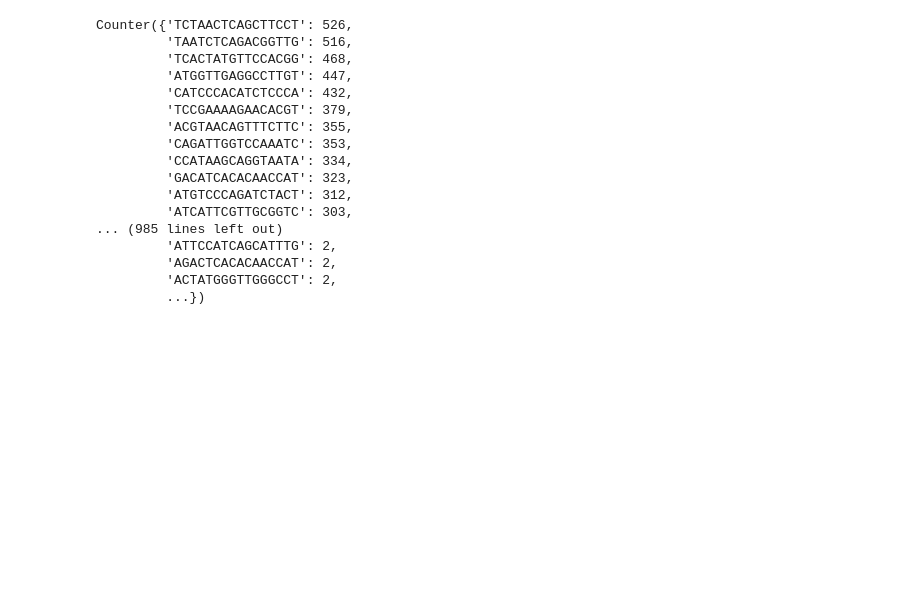
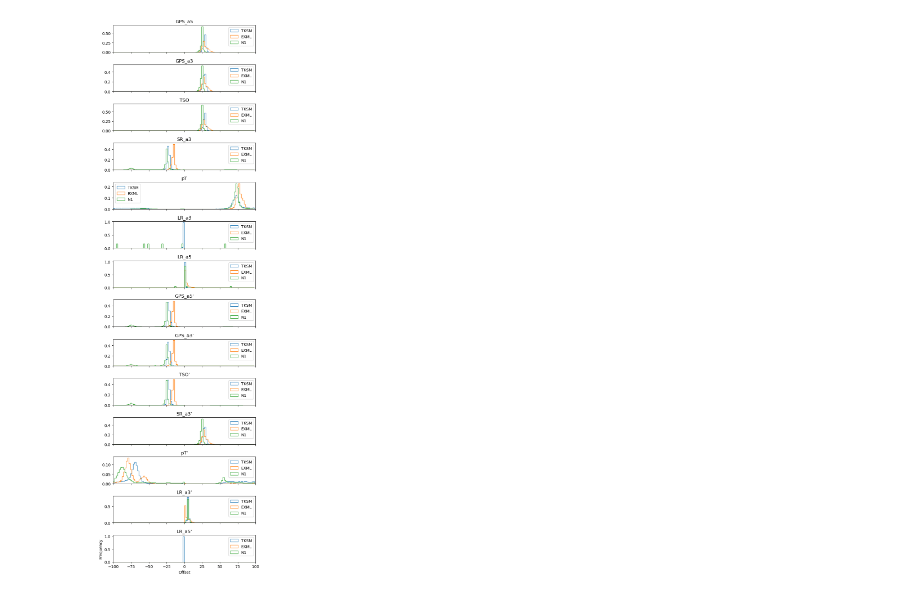
Before and after one commit to baraaorabi/scFreddie-bench, a Jupyter notebook: dev.ipynb, the cells around one changed output. Cells and saved outputs as stored; diff of their text form; code cells hidden in the pictures; blank space fills up the shorter version.

```diff
--- a/dev.ipynb
+++ b/dev.ipynb
@@ -18,8 +0,0 @@ for line in open("output/simulate/TKSM/S1_chr21/Mrg.mdf"):
-# %%
-wl_sctagger = Counter()
-for line in gzip.open("output/FLAMES/preprocess/S1_chr21.bc_whitelist.tsv.gz", "rt"):
-    bc, c = line.strip().split("\t")
-    c = int(c)
-    wl_sctagger[bc] += c
-    assert bc in wl_10x, bc
-    # break
@@ -33,20 +0,0 @@ len(wl_sctagger), len(set(wl_sctagger) & wl_10x), len(set(wl_sctagger) & set(wl_
-# %%
-wl_sctagger
-# %% [output]
-Counter({'TCTAACTCAGCTTCCT': 526,
-         'TAATCTCAGACGGTTG': 516,
-         'TCACTATGTTCCACGG': 468,
-         'ATGGTTGAGGCCTTGT': 447,
-         'CATCCCACATCTCCCA': 432,
-         'TCCGAAAAGAACACGT': 379,
-         'ACGTAACAGTTTCTTC': 355,
-         'CAGATTGGTCCAAATC': 353,
-         'CCATAAGCAGGTAATA': 334,
-         'GACATCACACAACCAT': 323,
-         'ATGTCCCAGATCTACT': 312,
-         'ATCATTCGTTGCGGTC': 303,
-... (985 lines left out)
-         'ATTCCATCAGCATTTG': 2,
-         'AGACTCACACAACCAT': 2,
-         'ACTATGGGTTGGGCCT': 2,
-         ...})
@@ -52,0 +38,13 @@ Counter({'TCTAACTCAGCTTCCT': 526,
+# %%
+TKSM_reads = read_fq(
+    open(
+        "output/simulate/TKSM/S1_chr21/Mrg.plA.Trc.Tag.SCB.Tag.PCR.Flp.Tag.Shf.Seq.fastq"
+    )
+)
+EXML_reads = read_fq(gzip.open("extern/scNanoGPS/example/fastq/example.fastq.gz", "rt"))
+N1_reads = read_fq(
+    gzip.open(
+        "/groups/hachgrp/projects/col-flannigan-scrna-2022-oct/raw-data/nano/13032-N1-GSC_pass.fastq.gz",
+        "rt",
+    )
+)
@@ -52,0 +82,25 @@ Counter({'TCTAACTCAGCTTCCT': 526,
+# %%
+fig, axes = plt.subplots(len(seqs[:]), 1, figsize=(6, 20), sharex=True)
+
+# collect legend
+for ax, (name, _) in tqdm(zip(axes, seqs[:])):
+    for C, label in [
+        (TKSM_counts, "TKSM"),
+        (EXML_counts, "EXML"),
+        (N1_counts, "N1"),
+    ]:
+        xvals = [k for k in C[name].keys() if k is not None and -100 < k < 100]
+        yvals = [C[name][x] for x in xvals]
+        yvals = np.array(yvals) / sum(yvals)
+        ax.hist(xvals, bins=range(-100,100,2), weights=yvals, alpha=1, label=label, histtype="step")
+    ax.set_xlim(-100, 100)
+    ax.set_title(name)
+    ax.legend()
+axes[-1].set_xlabel("Offset")
+axes[-1].set_ylabel("Frequency")
+axes[-1].legend()
+
+fig.tight_layout()
+plt.show()
+# %% [output]
+[figure, added]
```
Also changed, not shown: parts of 8 cells of this notebook, 5 other files.
